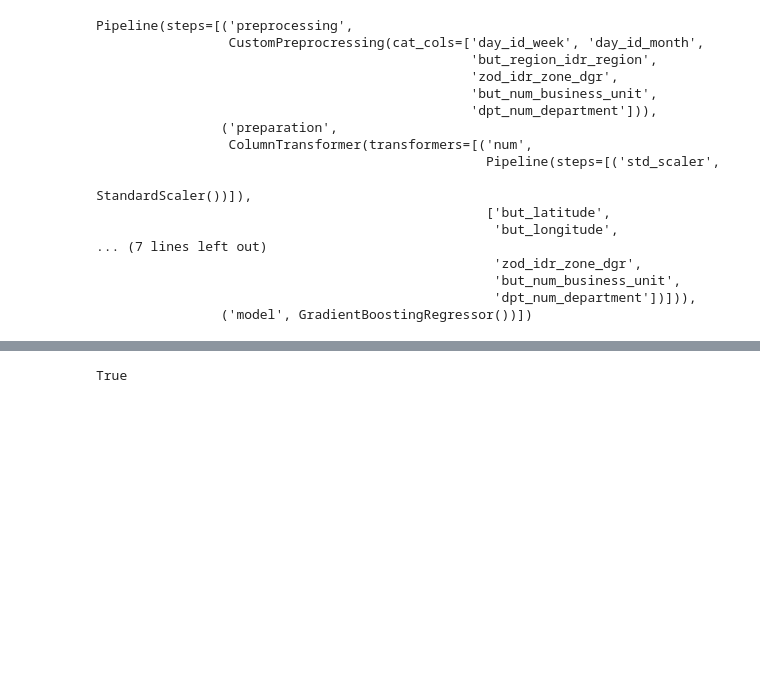
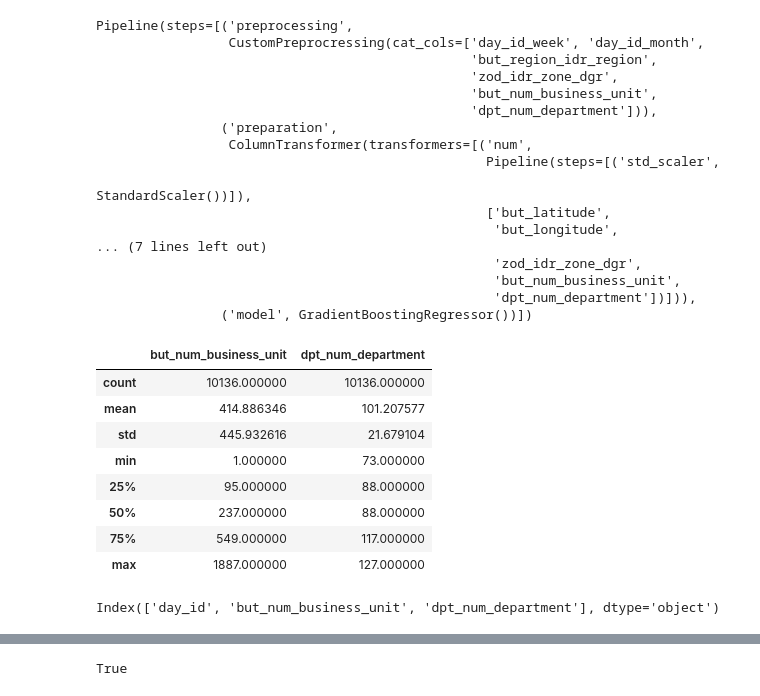
Before and after one commit to miguelmayhem92/mle_decathlon, a Jupyter notebook: modules/inference/test.ipynb, the cells around one changed output, grey strips where cells are left out. Drawn from its saved outputs; the diff is of its cells as text; code cells hidden in the pictures; blank space fills up the shorter version.

```diff
--- a/modules/inference/test.ipynb
+++ b/modules/inference/test.ipynb
@@ -68,3 +67,19 @@ data_folder = "data"
 df_bu_feat = pd.read_csv(os.path.join(module,data_folder,"bu_feat.csv.gz"))
 df_test = pd.read_csv(os.path.join(module, data_folder, "test.csv.gz"))
 df_test_feat = pd.merge(df_test, df_bu_feat, how="left", on = "but_num_business_unit")
+# %%
+df_test.describe()
+# %% [output]
+|  | but_num_business_unit | dpt_num_department |
+| count | 10136.000000 | 10136.000000 |
+| mean | 414.886346 | 101.207577 |
+| std | 445.932616 | 21.679104 |
+| min | 1.000000 | 73.000000 |
+| 25% | 95.000000 | 88.000000 |
+| 50% | 237.000000 | 88.000000 |
+| 75% | 549.000000 | 117.000000 |
+| max | 1887.000000 | 127.000000 |
+# %%
+df_test.columns
+# %% [output]
+Index(['day_id', 'but_num_business_unit', 'dpt_num_department'], dtype='object')
```
Also changed, not shown: parts of 8 cells of this notebook, 11 other files.
